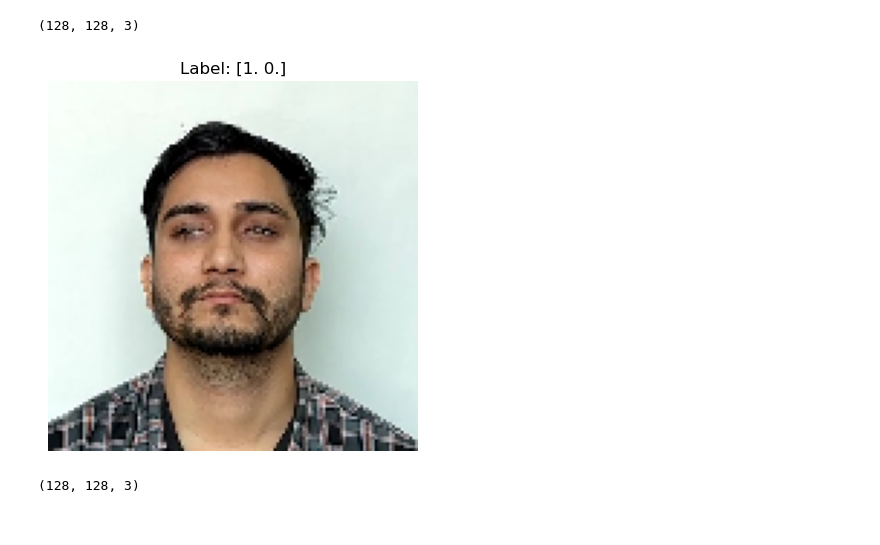
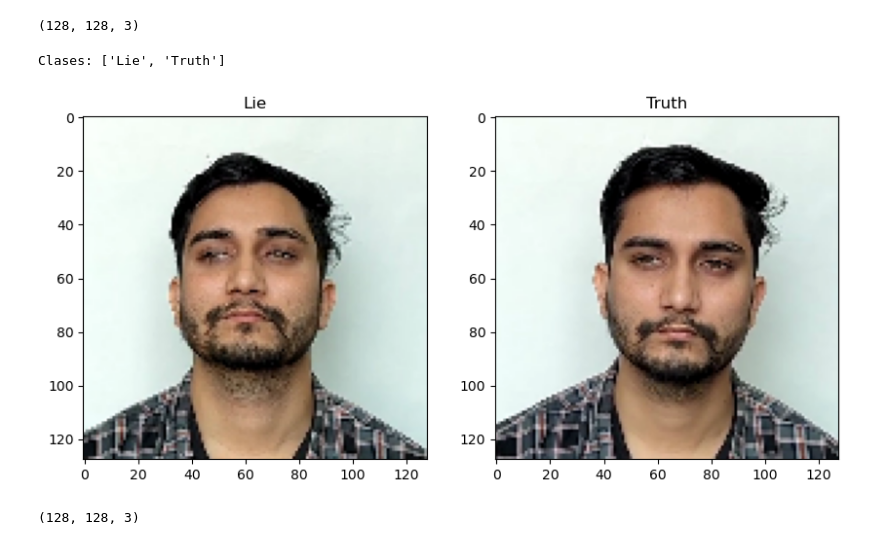
Before and after one commit to JavierFuenza/ResNet-Lie-Detector, a Jupyter notebook: ResNet-Lie-Detector.ipynb, the cells around one changed output. Cells and saved outputs as stored; diff of their text form; code cells hidden in the pictures.

Commit message:
primera ejecucion modelo

```diff
--- a/ResNet-Lie-Detector.ipynb
+++ b/ResNet-Lie-Detector.ipynb
@@ -56,7 +56,7 @@ Path to test files: /home/jfuenzalida/.cache/kagglehub/datasets/devvratmathur/mi
 # %%
 height = 128
 width = 128
-batch_size = 32
+batch_size = 10
 # %%
 trainSet = image_dataset_from_directory(
     train_path,
@@ -106,16 +112,22 @@ img_data.shape
 # %% [output]
 (128, 128, 3)
 # %%
-# Obtener el primer batch del dataset
-for images, labels in testSet.take(1):  # take(1) extrae el primer batch
-    first_image = images[0].numpy()  # Primera imagen del batch (tensor -> numpy array)
-    first_label = labels[0].numpy()  # Etiqueta correspondiente
+class_names = testSet.class_names
+print("Clases:", class_names)  # Ej: ['clase0', 'clase1']
+# Tomar las primeras imágenes de cada clase directamente
+primera_clase0 = next(testSet.unbatch().as_numpy_iterator())[0]  # Clase 0
+primera_clase1 = next(testSet.skip(len(testSet) // 2).unbatch().as_numpy_iterator())[0]  # Clase 1
 
-    # Mostrar la imagen
-    plt.imshow(first_image.astype('uint8'))  # Asegurar que los valores estén en [0, 255]
-    plt.title(f"Label: {first_label}")
-    plt.axis('off')  # Ocultar ejes
-    plt.show()
+# Mostrar (igual que antes)
+plt.figure(figsize=(10, 5))
+plt.subplot(1, 2, 1)
+plt.imshow(primera_clase0.astype('uint8'))
+plt.title(class_names[0])
+plt.subplot(1, 2, 2)
+plt.imshow(primera_clase1.astype('uint8'))
+plt.title(class_names[1])
+plt.show()
 # %% [output]
+Clases: ['Lie', 'Truth']
-[figure, old version]
+[figure, new version]
 # %%
```
Also changed, not shown: parts of 7 cells of this notebook.
